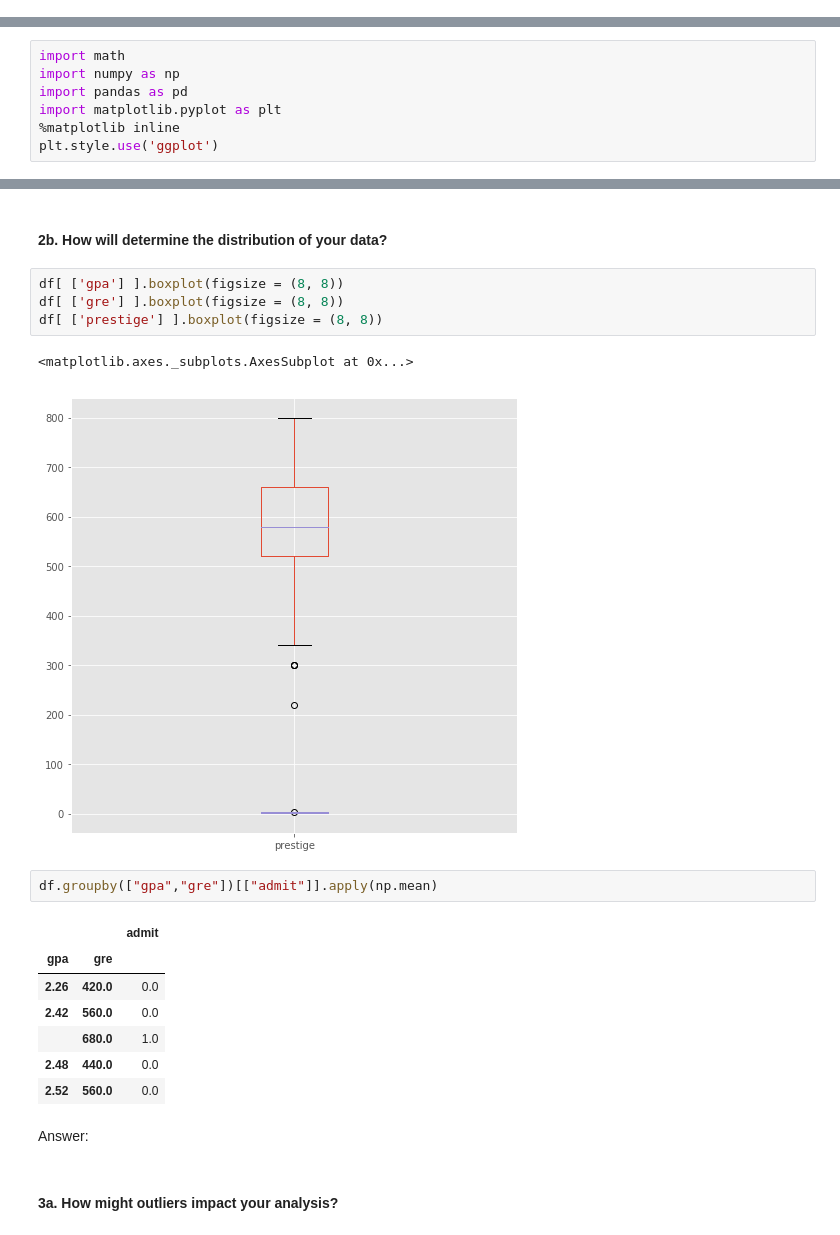
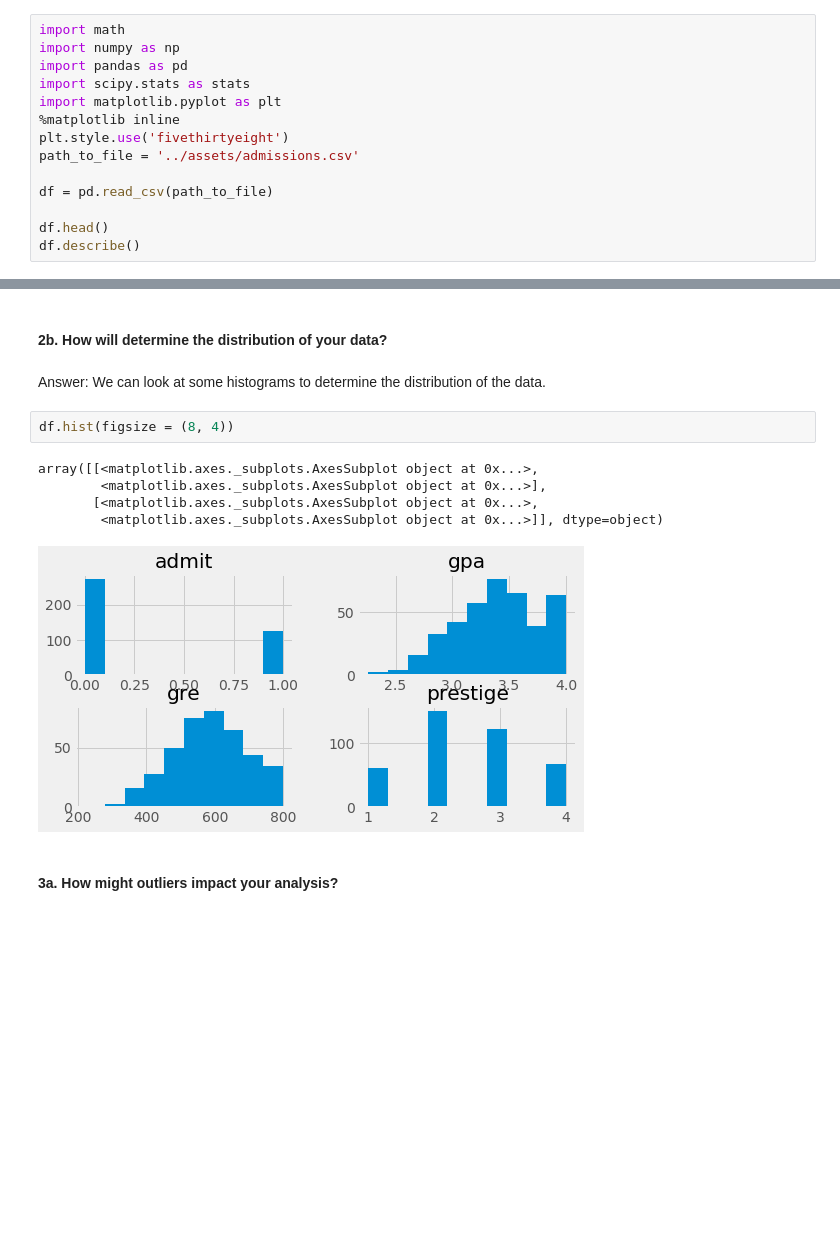
Before and after one commit to ramuk8891/DS-SF-42, a Jupyter notebook: unit-project/project-1/starter-code/project1-starter.ipynb, the cells around one changed output, grey strips where cells are left out. Saved outputs shown, nothing was run; the diff lists cells and outputs as text; blank space fills up the shorter version.

```diff
--- a/unit-project/project-1/starter-code/project1-starter.ipynb
+++ b/unit-project/project-1/starter-code/project1-starter.ipynb
@@ -24,14 +25,21 @@ Answer: Usage and demographic data will help us determine whether a customer
 # %% [markdown]
 ## Let's get started with our dataset
+# %%
+import math
+import numpy as np
+import pandas as pd
+import scipy.stats as stats
+import matplotlib.pyplot as plt
+%matplotlib inline
+plt.style.use('fivethirtyeight')
+path_to_file = '../assets/admissions.csv'
+
+df = pd.read_csv(path_to_file)
+
+df.head()
+df.describe()
 # %% [markdown]
 #### 1. Create a data dictionary
-# %%
-import math
-import numpy as np
-import pandas as pd
-import matplotlib.pyplot as plt
-%matplotlib inline
-plt.style.use('ggplot')
 # %%
 dict = pd.DataFrame({"Variable": ['Admit','GRE','GPA','Prestige'],
        "Description": ['0 = Not Admit, 1 = Admit','GRE Test Score from 0-800','Grade Point Average from 0-4','Rank of the applicants undergrad almamater. 1 is the highest and 4 is the lowest'],
@@ -113,23 +98,14 @@ Answer:
 # %% [markdown]
 #### 2b. How will determine the distribution of your data?
-# %%
-df[ ['gpa'] ].boxplot(figsize = (8, 8))
-df[ ['gre'] ].boxplot(figsize = (8, 8))
-df[ ['prestige'] ].boxplot(figsize = (8, 8))
-# %% [output]
-<matplotlib.axes._subplots.AxesSubplot at 0x...>
-[figure, removed]
-# %%
-df.groupby(["gpa","gre"])[["admit"]].apply(np.mean)
-# %% [output]
-|  |  | admit |
-| gpa | gre |  |
-| 2.26 | 420.0 | 0.0 |
-| 2.42 | 560.0 | 0.0 |
-|  | 680.0 | 1.0 |
-| 2.48 | 440.0 | 0.0 |
-| 2.52 | 560.0 | 0.0 |
-# %% [markdown]
-Answer:
+# %% [markdown]
+Answer: We can look at some histograms to determine the distribution of the data.
+# %%
+df.hist(figsize = (8, 4))
+# %% [output]
+array([[<matplotlib.axes._subplots.AxesSubplot object at 0x...>,
+        <matplotlib.axes._subplots.AxesSubplot object at 0x...>],
+       [<matplotlib.axes._subplots.AxesSubplot object at 0x...>,
+        <matplotlib.axes._subplots.AxesSubplot object at 0x...>]], dtype=object)
+[figure, added]
 # %% [markdown]
 #### 3a. How might outliers impact your analysis?
```
Also changed, not shown: parts of 26 cells of this notebook, 3 other files.
